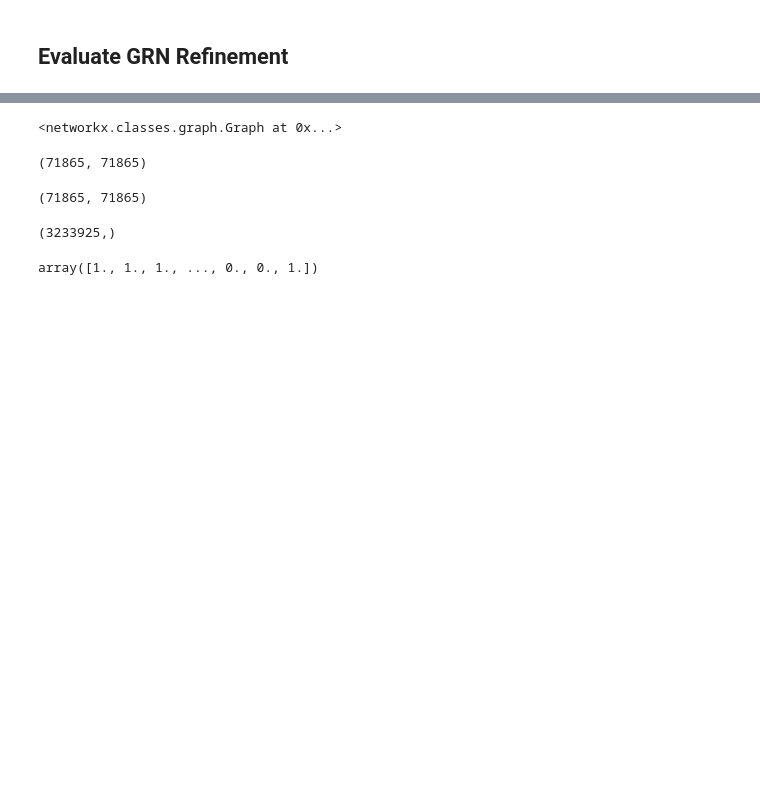
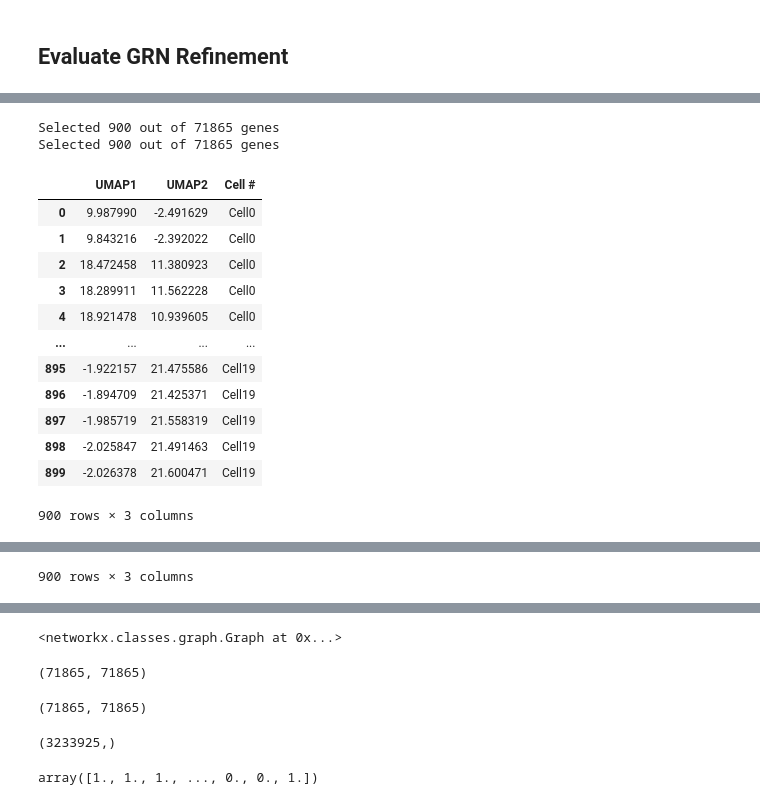
Before and after one commit to MihirBafna/clarify, a Jupyter notebook: evaluation.ipynb, the cells around one changed output, grey strips where cells are left out. Cells and saved outputs as stored; diff of their text form; code cells hidden in the pictures; blank space fills up the shorter version.

```diff
--- a/evaluation.ipynb
+++ b/evaluation.ipynb
@@ -116,0 +85,4 @@ z_g, z_g.shape
+# %%
+expanded_z_c = torch.repeat_interleave(z_c, 45, dim=0)
+combined_gene_embeddings = torch.cat([expanded_z_c,gene_embeddings],dim=1)
+combined_gene_embeddings.shape
@@ -158,0 +149,70 @@ px.scatter(df,x="UMAP1",y="UMAP2", color="Cell #")
+# %%
+import umap
+
+def project_genes(embeddings, num_cells, num_genespercell, type):
+    cellnumbers = []
+    gae_gene_embeddings = None
+
+    if type == "None":
+        for i in range(num_cells):
+            val = f'Cell{i}'
+            for j in range(num_genespercell):
+                cellnumbers.append(val)
+
+        gae_gene_embeddings = embeddings[:num_genespercell*num_cells]
+        print(f"Selected {gae_gene_embeddings.shape[0]} out of {embeddings.shape[0]} genes")
+
+
+    elif type == "pool":
+        for i in range(num_cells):
+            val = f'Cell{i}'
+            cellnumbers.append(val)
+
+        gae_gene_embeddings = embeddings[:num_cells, :]
+    #    print(f"Selected {gae_gene_embeddings.shape[0]} out of {embeddings.shape[0]} cells")
+    elif type == "concat":
+        for i in range(num_cells):
+            val = f'Cell{i}'
+            cellnumbers.append(val)
+
+        gae_gene_embeddings = embeddings[:num_genespercell*num_cells, :]
+        print(gae_gene_embeddings.shape)
+        gae_gene_embeddings = np.reshape(gae_gene_embeddings, (gae_gene_embeddings.shape[0]//num_genespercell, gae_gene_embeddings.shape[1] * num_genespercell))
+
+
+    assert gae_gene_embeddings is not None
+
+    umap_manifold = umap.UMAP(n_neighbors=num_cells, random_state=42).fit(gae_gene_embeddings)
+
+    df = pd.DataFrame({"UMAP1":umap_manifold.embedding_[:, 0], "UMAP2":umap_manifold.embedding_[:, 1], "Cell #":cellnumbers})
+
+    return df
+
+num_cells = 20
+num_genespercell = 45
+
+
+# pred_grnumap_df= project_genes(gene_embeddings.detach().numpy(), num_cells=num_cells, num_genespercell=num_genespercell, type="None")
+pred_grnumap_df= project_genes(combined_gene_embeddings.detach().numpy(), num_cells=num_cells, num_genespercell=num_genespercell, type="None")
+
+gt_grnumap_df= project_genes(data[1].x.detach().numpy(), num_cells=num_cells, num_genespercell=num_genespercell, type="None")
+# gt_grnumap_df= project_genes(graphsaint_gene_embeddings ,num_cells=num_cells, num_genespercell=num_genespercell, type="None")
+
+display(gt_grnumap_df)
+display(pred_grnumap_df)
+# %% [output]
+Selected 900 out of 71865 genes
+Selected 900 out of 71865 genes
+|  | UMAP1 | UMAP2 | Cell # |
+| 0 | 9.987990 | -2.491629 | Cell0 |
+| 1 | 9.843216 | -2.392022 | Cell0 |
+| 2 | 18.472458 | 11.380923 | Cell0 |
+| 3 | 18.289911 | 11.562228 | Cell0 |
+| 4 | 18.921478 | 10.939605 | Cell0 |
+| ... | ... | ... | ... |
+| 895 | -1.922157 | 21.475586 | Cell19 |
+| 896 | -1.894709 | 21.425371 | Cell19 |
+| 897 | -1.985719 | 21.558319 | Cell19 |
+| 898 | -2.025847 | 21.491463 | Cell19 |
+| 899 | -2.026378 | 21.600471 | Cell19 |
+900 rows × 3 columns
@@ -158,0 +231 @@ px.scatter(df,x="UMAP1",y="UMAP2", color="Cell #")
+900 rows × 3 columns
```
Also changed, not shown: parts of 16 cells of this notebook, 6 other files.
